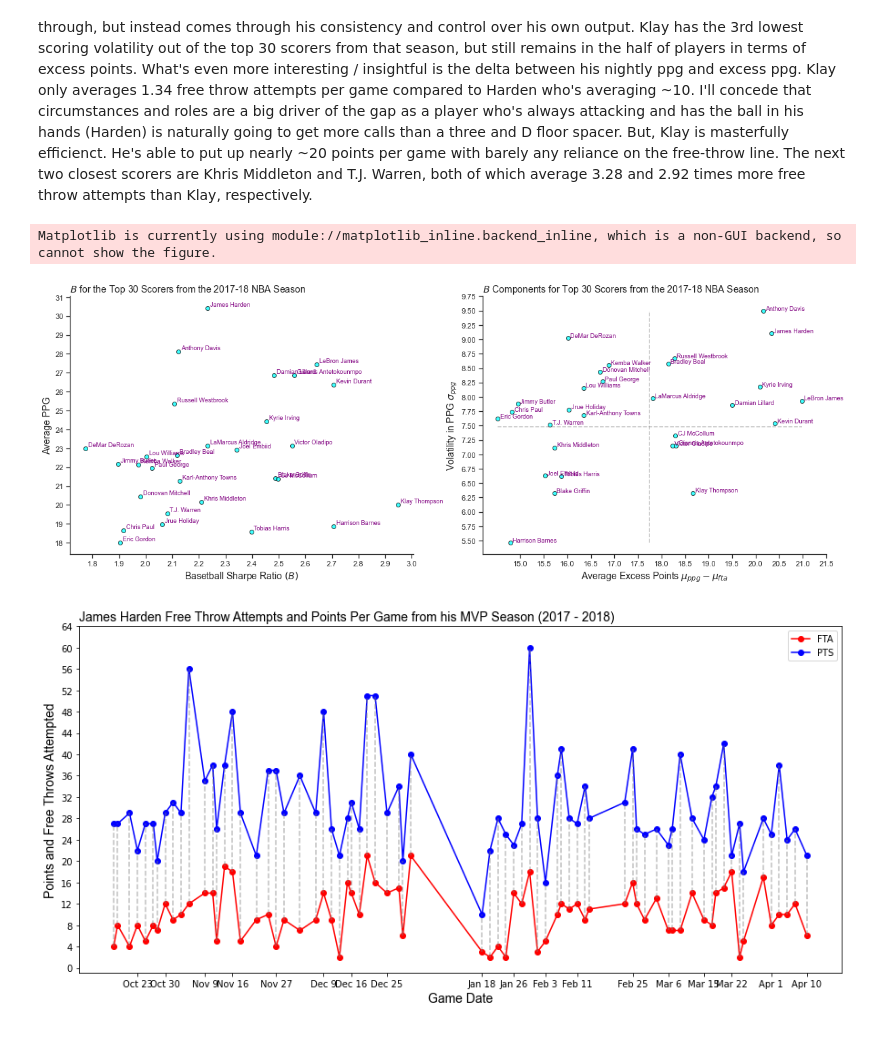
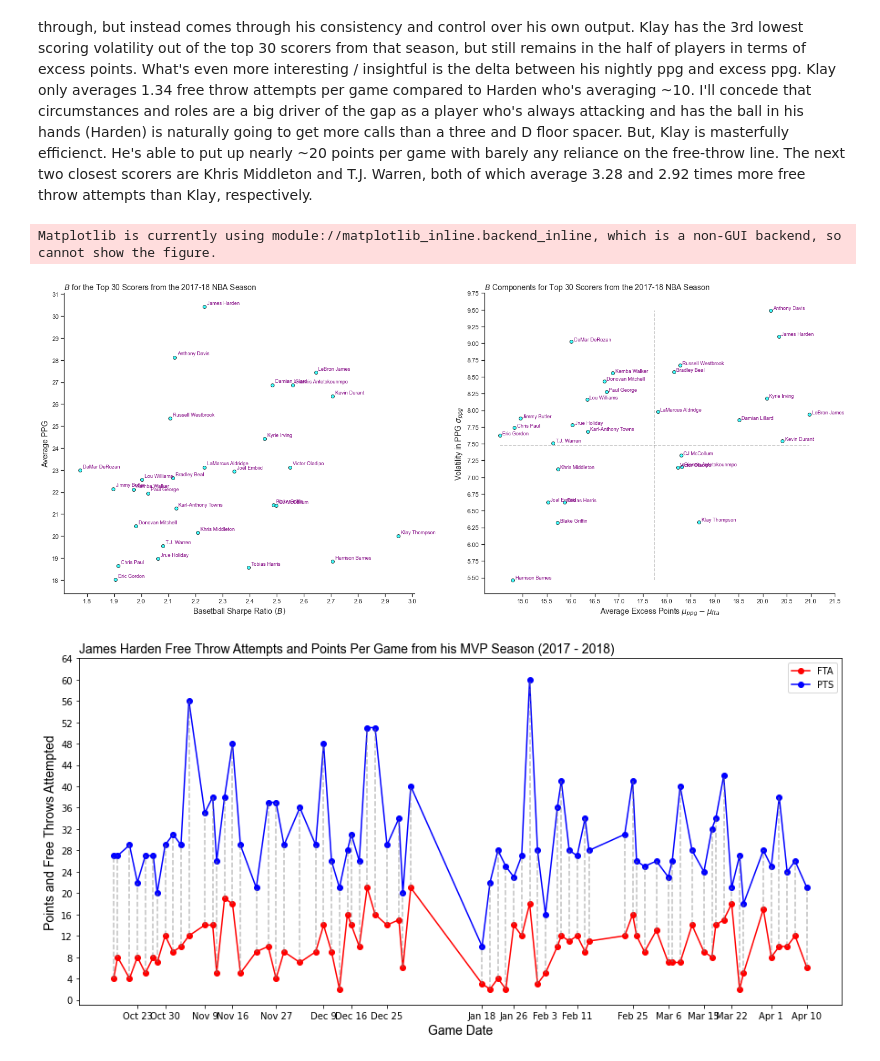
Before and after one commit to kirankrishnamurthi/NBA-Sharpe-Ratios, a Jupyter notebook: nba_sharpe.ipynb, the cells around one changed output. Saved outputs shown, nothing was run; the diff lists cells and outputs as text; code cells hidden in the pictures.

```diff
--- a/nba_sharpe.ipynb
+++ b/nba_sharpe.ipynb
@@ -388,7 +388,7 @@ When it comes to evaluating the talent out there during that 2017-2018 NBA seaso
 Finally, but maybe my favorite, takeaway from this season's $B$ analysis would be understanding the greatness that is Klay Thompson. Figure 2, which plots players' $B$, shows that Klay has undoubtedly the highest $B$ out of all players that season. Klay's greatness does not come in the form of a player who a team would run their offense through, but instead comes through his consistency and control over his own output. Klay has the 3rd lowest scoring volatility out of the top 30 scorers from that season, but still remains in the half of players in terms of excess points. What's even more interesting / insightful is the delta between his nightly ppg and excess ppg. Klay only averages 1.34 free throw attempts per game compared to Harden who's averaging ~10. I'll concede that circumstances and roles are a big driver of the gap as a player who's always attacking and has the ball in his hands (Harden) is naturally going to get more calls than a three and D floor spacer. But, Klay is masterfully efficienct. He's able to put up nearly ~20 points per game with barely any reliance on the free-throw line. The next two closest scorers are Khris Middleton and T.J. Warren, both of which average 3.28 and 2.92 times more free throw attempts than Klay, respectively.
 # %%
 #------ Top 30 Scorers Plot ---------#
-fig, ax = plt.subplots(1, 2, sharex = False, figsize = (20, 7))
+fig, ax = plt.subplots(1, 2, sharex = False, figsize = (25, 10))
 fontparams = {'font' : 'Arial', 'fontsize' : 14}
 
 #------ Sharpe Ratios Plot --------#
@@ -437,35 +437,35 @@ for i in range(0, len(TS_201718)):
                 #, bbox = dict(facecolor= 'yellow', alpha = 0.5)
                 )
 
 #-- Add Quadrants
 def midpoint(vector):
     return (np.max(vector) + np.min(vector)) / 2
 
 ax[1].vlines(x = midpoint(x_vec), ymin = np.min(y_vec), ymax = np.max(y_vec)
             , linestyles = 'dashed', color = 'grey', alpha = .5)
 
 ax[1].hlines(y = midpoint(y_vec), xmin = np.min(x_vec), xmax = np.max(x_vec)
             , linestyles = 'dashed', color = 'grey', alpha = .5)
 
 #-- Adjust X & Y Axes
 ax[1].set_xticks(np.arange(15, 22, step = .5))
 ax[1].set_yticks(np.arange(5.5, 10, step = .25))
 
 ax[1].set_xlabel('Average Excess Points $\mu_{ppg} - \mu_{fta}$'
             , fontdict = fontparams)
 ax[1].set_ylabel('Volatility in PPG $\sigma_{ppg}$'
             , fontdict = fontparams)
 
 ax[1].set_title('$B$ Components for Top 30 Scorers from the 2017-18 NBA Season'
             , fontdict = fontparams
             , loc = 'left')
 
-fig.savefig('joint_sharpe_plots_for_1718.png', dpi = 300)
+fig.savefig('joint_sharpe_plots_for_1718.png', dpi = 500)
 
 fig.show()
 # %% [output]
 Matplotlib is currently using module://matplotlib_inline.backend_inline, which is a non-GUI backend, so cannot show the figure.
-[figure, old version]
+[figure, new version]
 # %%
 plt.figure(figsize = (15, 7))
 
```
Also changed, not shown: parts of 1 cell of this notebook, 3 other files.
